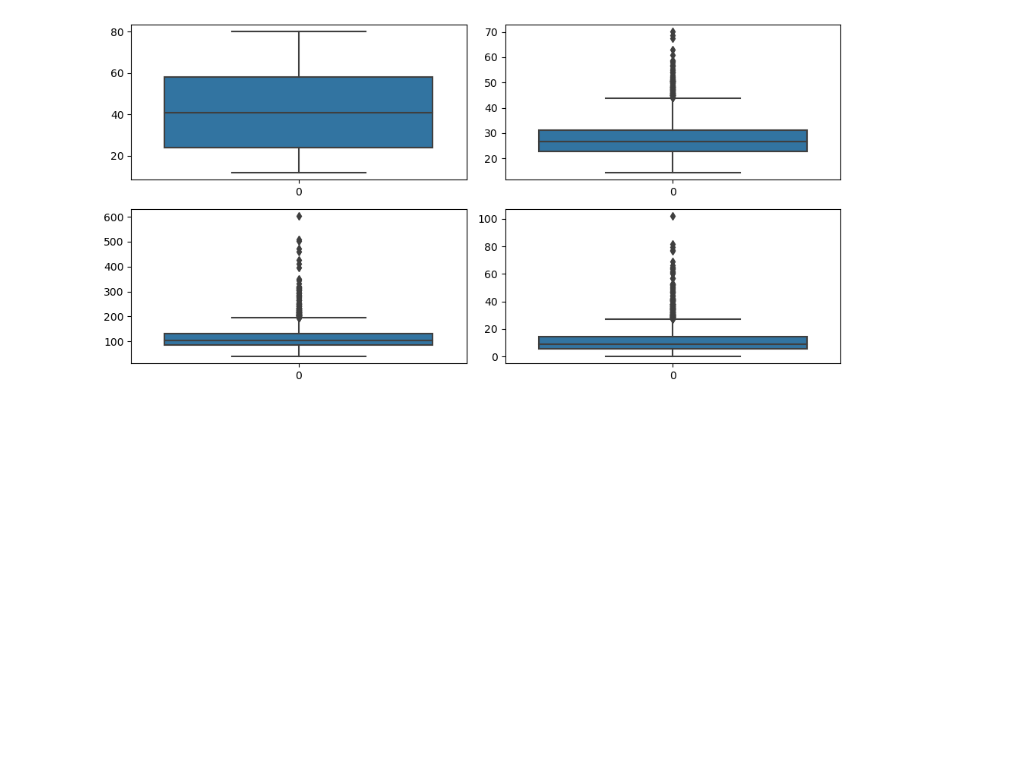
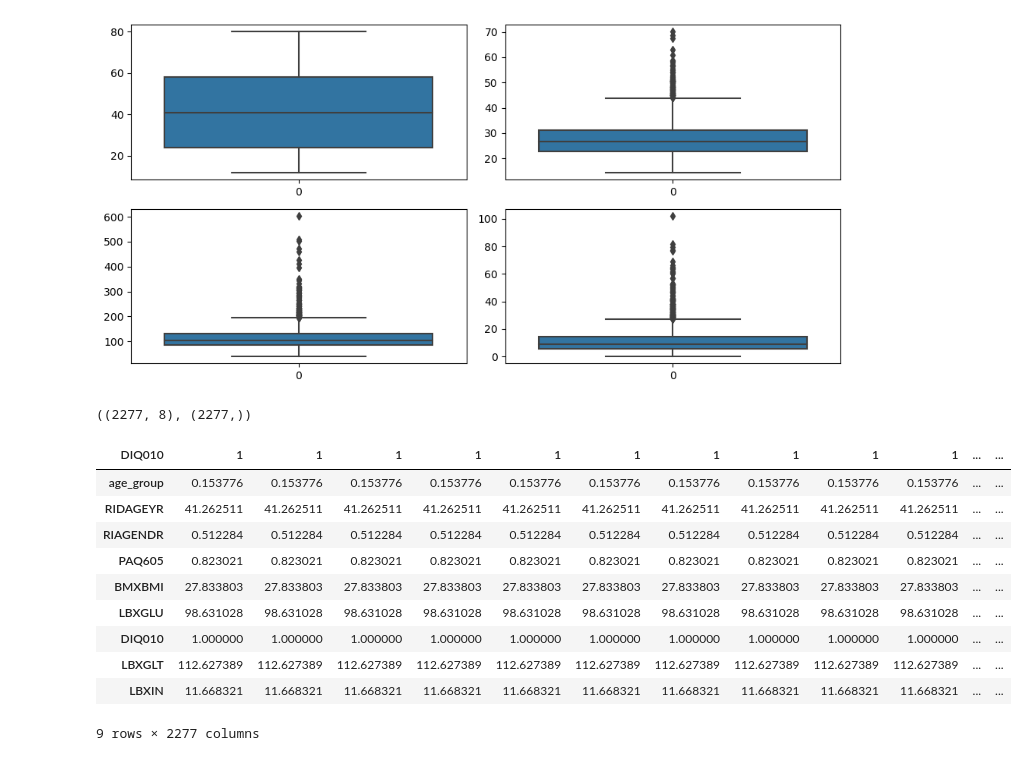
Before and after one commit to 2023396RachelMaeLademora/CA2_Data_Preparation_Machine_Learning, a Jupyter notebook: Rachel Mae Lademora_DP_ML_HDip_CA2.ipynb, the cells around one changed output. Drawn from its saved outputs; the diff is of its cells as text; code cells hidden in the pictures; blank space fills up the shorter version.

```diff
--- a/Rachel Mae Lademora_DP_ML_HDip_CA2.ipynb
+++ b/Rachel Mae Lademora_DP_ML_HDip_CA2.ipynb
@@ -81,0 +105,4 @@ dtype: int64
+# %%
+#Drop the Id columns
+df_new = df.drop(columns=('SEQN'), index=1)
+df_new.head()
@@ -105 +147,9 @@ Index(['SEQN', 'age_group', 'RIDAGEYR', 'RIAGENDR', 'PAQ605', 'BMXBMI',
       dtype='object')
+# %%
+from sklearn.preprocessing import LabelEncoder
+le = LabelEncoder()
+
+df_new.age_group = le.fit_transform(df_new.age_group)
+df_new.RIAGENDR= le.fit_transform(df_new.RIAGENDR)
+df_new.PAQ605 = le.fit_transform(df_new.PAQ605)
+df_new.DIQ010 = le.fit_transform(df_new.DIQ010)
@@ -143,3 +186,30 @@ plt4 = sns.boxplot(df['LBXIN'], ax = axs[1,1])
 plt.tight_layout()
 # %% [output]
 [figure]
+# %%
+# Capital X because there are more than one feature
+  # y - lower case = because it's only one feature.
+
+X = df_new.drop(columns=["DIQ010"])
+y = df_new['DIQ010']
+
+X.shape, y.shape
+# %% [output]
+((2277, 8), (2277,))
+# %%
+class_feature_means = pd.DataFrame(columns=df_new["DIQ010"])
+for c, rows in df_new.groupby('DIQ010'):
+    class_feature_means[c] = rows.mean()
+class_feature_means
+# %% [output]
+| DIQ010 | 1 | 1 | 1 | 1 | 1 | 1 | 1 | 1 | 1 | 1 | ... | ... |
+| age_group | 0.153776 | 0.153776 | 0.153776 | 0.153776 | 0.153776 | 0.153776 | 0.153776 | 0.153776 | 0.153776 | 0.153776 | ... | ... |
+| RIDAGEYR | 41.262511 | 41.262511 | 41.262511 | 41.262511 | 41.262511 | 41.262511 | 41.262511 | 41.262511 | 41.262511 | 41.262511 | ... | ... |
+| RIAGENDR | 0.512284 | 0.512284 | 0.512284 | 0.512284 | 0.512284 | 0.512284 | 0.512284 | 0.512284 | 0.512284 | 0.512284 | ... | ... |
+| PAQ605 | 0.823021 | 0.823021 | 0.823021 | 0.823021 | 0.823021 | 0.823021 | 0.823021 | 0.823021 | 0.823021 | 0.823021 | ... | ... |
+| BMXBMI | 27.833803 | 27.833803 | 27.833803 | 27.833803 | 27.833803 | 27.833803 | 27.833803 | 27.833803 | 27.833803 | 27.833803 | ... | ... |
+| LBXGLU | 98.631028 | 98.631028 | 98.631028 | 98.631028 | 98.631028 | 98.631028 | 98.631028 | 98.631028 | 98.631028 | 98.631028 | ... | ... |
+| DIQ010 | 1.000000 | 1.000000 | 1.000000 | 1.000000 | 1.000000 | 1.000000 | 1.000000 | 1.000000 | 1.000000 | 1.000000 | ... | ... |
+| LBXGLT | 112.627389 | 112.627389 | 112.627389 | 112.627389 | 112.627389 | 112.627389 | 112.627389 | 112.627389 | 112.627389 | 112.627389 | ... | ... |
+| LBXIN | 11.668321 | 11.668321 | 11.668321 | 11.668321 | 11.668321 | 11.668321 | 11.668321 | 11.668321 | 11.668321 | 11.668321 | ... | ... |
+9 rows × 2277 columns
```
Also changed, not shown: parts of 10 cells of this notebook.
